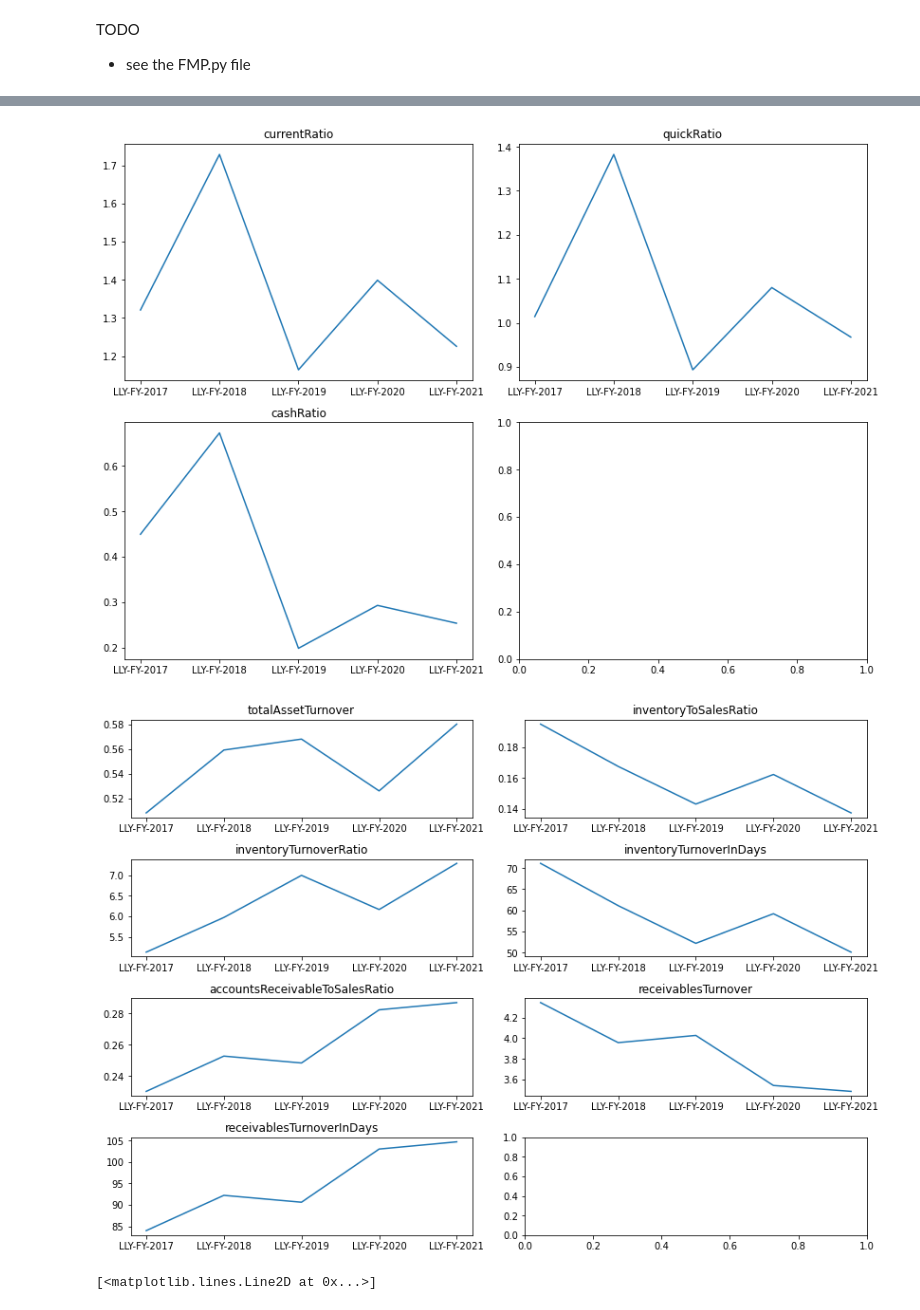
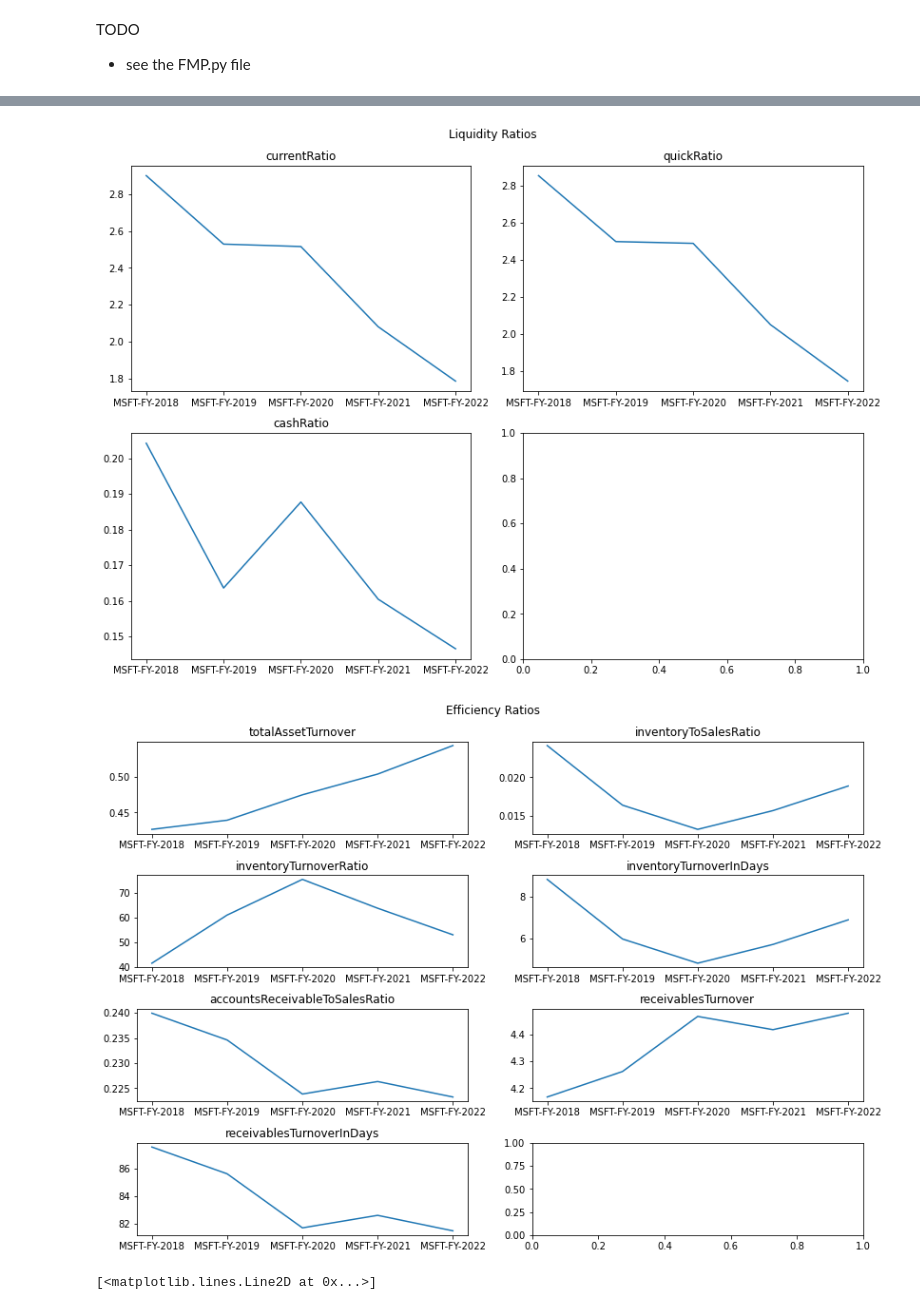
Before and after one commit to oldhiltonian/investment-tools, a Jupyter notebook: Financial Modelling Prep Library/Untitled.ipynb, the cells around one changed output, grey strips where cells are left out. Cells and saved outputs as stored; diff of their text form; code cells hidden in the pictures.

Commit message:
Added suptitles to each figure object in the Plots class

```diff
--- a/Financial Modelling Prep Library/Untitled.ipynb
+++ b/Financial Modelling Prep Library/Untitled.ipynb
@@ -18,7 +18,7 @@ with open(key_path) as file:
 
 yf.pdr_override()
 # %%
-a = Company('LLY', api_key=api_key, data='online')
+a = Company('MSFT', api_key=api_key, data='online')
 #ZTS
 # %% [output]
 Financial statements had different lengths...
@@ -38,5 +39,5 @@ There were 0/28 values in eps that exceed the 0.05 error tolerance.
-[figure, old version]
+[figure, new version]
-[figure, old version]
+[figure, new version]
 # %%
 plt.plot(a.financial_data._frame_indecies[-8:], a.metrics['eps'][-8:])
 # %% [output]
```
Also changed, not shown: parts of 1 cell of this notebook, 8 other files.
